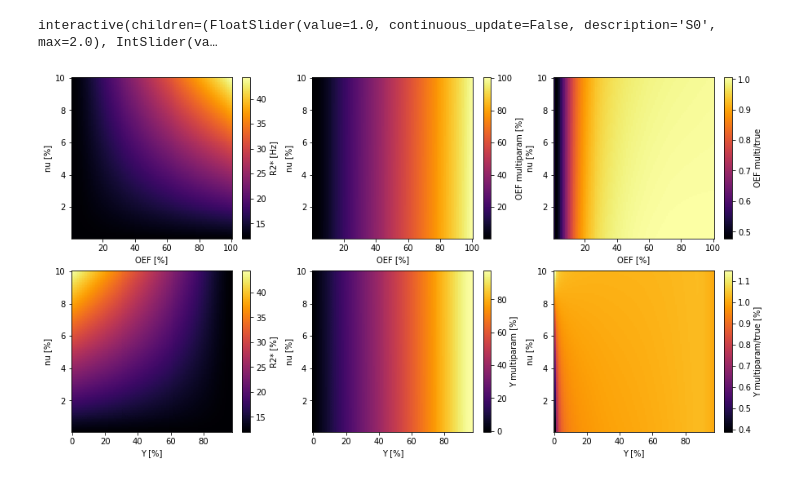
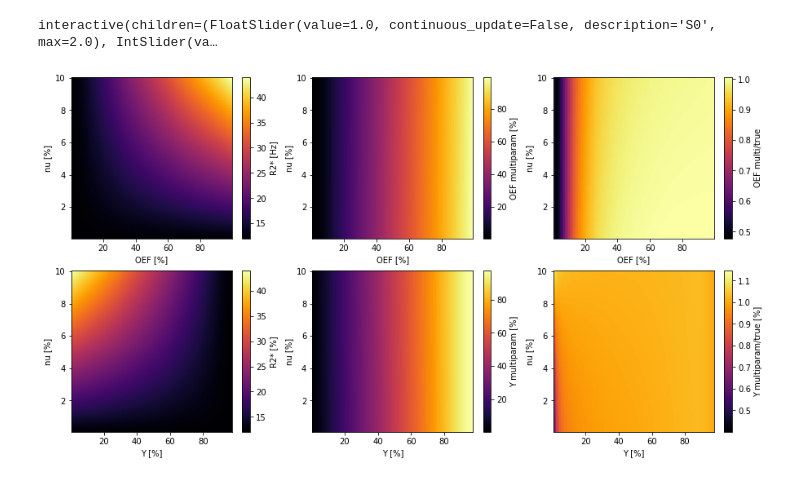
Before and after one commit to PatrickKinz/DeepLearning, a Jupyter notebook: smoker.ipynb, the cells around one changed output. Drawn from its saved outputs; the diff is of its cells as text; code cells hidden in the pictures.

```diff
--- a/smoker.ipynb
+++ b/smoker.ipynb
@@ -178,7 +178,7 @@ def plot_OEF_multiparam():
     t_GRE = np.linspace(4.5,4.5+(12-1)*5.5,12)/1000
     S0=1
     R2=12
-    Y =np.linspace(0, 97, num=100)/100
+    Y =np.linspace(1, 97, num=100)/100
     nu= np.linspace(0.1, 10, num=100)/100
     chi_nb=-0.1081913213483146
     R2s = np.zeros((len(Y),len(nu)))
@@ -219,33 +219,33 @@ def plot_OEF_multiparam():
     ax[2].set_xlabel('OEF [%]')
     ax[2].set_ylabel('nu [%]')
     cbar = fig.colorbar(p2, ax=ax[2])
     cbar.set_label('OEF multi/true')
 
     p3=ax[3].pcolor(Y_grid*100,nu_grid*100,R2s,shading='nearest',cmap='inferno')#,vmin=-30,vmax=120
     ax[3].set_xlabel('Y [%]')
     ax[3].set_ylabel('nu [%]')
     cbar = fig.colorbar(p3, ax=ax[3])
     cbar.set_label('R2* [%]')
 
     p4=ax[4].pcolor(Y_grid*100,nu_grid*100,Y_multi*100,shading='nearest',cmap='inferno')#,vmin=-30,vmax=120
     ax[4].set_xlabel('Y [%]')
     ax[4].set_ylabel('nu [%]')
     cbar = fig.colorbar(p4, ax=ax[4])
     cbar.set_label('Y multiparam [%]')
 
     p5=ax[5].pcolor(Y_grid*100,nu_grid*100,Y_multi/Y_grid,shading='nearest',cmap='inferno')#,vmin=-30,vmax=120
     ax[5].set_xlabel('Y [%]')
     ax[5].set_ylabel('nu [%]')
     cbar = fig.colorbar(p5, ax=ax[5])
     cbar.set_label('Y multiparam/true [%]')
     #ticks = list(cbar.get_ticks())
 
     # Append the ticks (and their labels) for minimum and the maximum value
     #cbar.set_ticks([minVal, maxVal] + ticks)
     #cbar.set_ticklabels(['min {: .1f}'.format(minVal), 'max {: .1f}'.format(maxVal)] + ticks)
     #plt.show()
 plot_OEF_multiparam()
 # %% [output]
-[figure, old version]
+[figure, new version]
 # %%
 # https://onlinelibrary.wiley.com/doi/10.1002/mrm.24984
```
Also changed, not shown: parts of 4 cells of this notebook.
